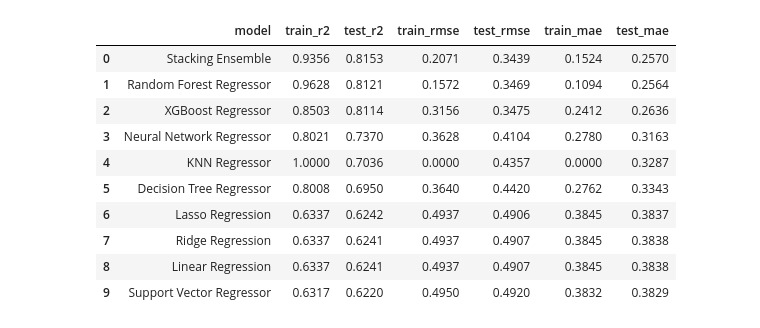
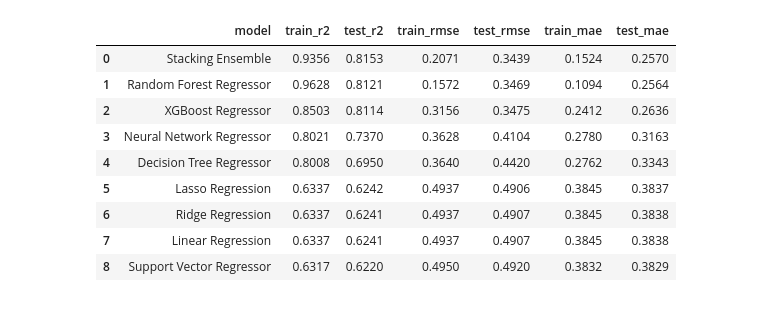
Before and after one commit to Jayant070/Airbnb-Data-Science-Project, a Jupyter notebook: Notebooks/04_Training_Price.ipynb, the cells around one changed output. Cells and saved outputs as stored; diff of their text form; code cells hidden in the pictures.

```diff
--- a/Notebooks/04_Training_Price.ipynb
+++ b/Notebooks/04_Training_Price.ipynb
@@ -108,6 +72,5 @@ Train shape: (29834, 60), Test shape: (7459, 60)
 # %%
 # Main Model Training Pipeline
-
 models = {
     "Linear Regression": Pipeline([
         ("scaler", StandardScaler()),
@@ -133,10 +96,6 @@ models = {
         n_jobs=-1,
         random_state=42,
     ),
-    "KNN Regressor": Pipeline([
-        ("scaler", StandardScaler()),
-        ("model", KNeighborsRegressor(n_neighbors=15, weights="distance", n_jobs=-1)),
-    ]),
     "Support Vector Regressor": Pipeline([
         ("scaler", StandardScaler()),
         ("model", LinearSVR(C=1.0, epsilon=0.1, max_iter=10000, random_state=42)),
@@ -160,7 +119,6 @@ models = {
         ),
     ]),
 }
-
 if HAS_XGBOOST:
     models["XGBoost Regressor"] = XGBRegressor(
         n_estimators=200,
@@ -174,7 +132,6 @@ if HAS_XGBOOST:
         random_state=42,
         n_jobs=-1,
     )
-
 stacking_estimators = [
     (
         "ridge",
@@ -194,7 +151,6 @@ stacking_estimators = [
         ),
     ),
 ]
-
 if HAS_XGBOOST:
     stacking_estimators.append(
         (
@@ -222,42 +178,38 @@ models["Stacking Ensemble"] = StackingRegressor(
 results = []
 predictions = {}
 trained_models = {}
 
 for model_name, estimator in models.items():
     estimator.fit(X_train, y_train)
-
     train_pred = estimator.predict(X_train)
     test_pred = estimator.predict(X_test)
-
     results.append(
         {
             "model": model_name,
             "train_r2": r2_score(y_train, train_pred),
             "test_r2": r2_score(y_test, test_pred),
             "train_rmse": np.sqrt(mean_squared_error(y_train, train_pred)),
             "test_rmse": np.sqrt(mean_squared_error(y_test, test_pred)),
             "train_mae": mean_absolute_error(y_train, train_pred),
             "test_mae": mean_absolute_error(y_test, test_pred),
         }
     )
-
     predictions[model_name] = test_pred
     trained_models[model_name] = estimator
 
 results_df = pd.DataFrame(results).sort_values("test_rmse").reset_index(drop=True)
 results_df
 # %% [output]
 |  | model | train_r2 | test_r2 | train_rmse | test_rmse | train_mae | test_mae |
 | 0 | Stacking Ensemble | 0.9356 | 0.8153 | 0.2071 | 0.3439 | 0.1524 | 0.2570 |
 | 1 | Random Forest Regressor | 0.9628 | 0.8121 | 0.1572 | 0.3469 | 0.1094 | 0.2564 |
 | 2 | XGBoost Regressor | 0.8503 | 0.8114 | 0.3156 | 0.3475 | 0.2412 | 0.2636 |
 | 3 | Neural Network Regressor | 0.8021 | 0.7370 | 0.3628 | 0.4104 | 0.2780 | 0.3163 |
-| 4 | KNN Regressor | 1.0000 | 0.7036 | 0.0000 | 0.4357 | 0.0000 | 0.3287 |
-| 5 | Decision Tree Regressor | 0.8008 | 0.6950 | 0.3640 | 0.4420 | 0.2762 | 0.3343 |
-| 6 | Lasso Regression | 0.6337 | 0.6242 | 0.4937 | 0.4906 | 0.3845 | 0.3837 |
-| 7 | Ridge Regression | 0.6337 | 0.6241 | 0.4937 | 0.4907 | 0.3845 | 0.3838 |
-| 8 | Linear Regression | 0.6337 | 0.6241 | 0.4937 | 0.4907 | 0.3845 | 0.3838 |
-| 9 | Support Vector Regressor | 0.6317 | 0.6220 | 0.4950 | 0.4920 | 0.3832 | 0.3829 |
+| 4 | Decision Tree Regressor | 0.8008 | 0.6950 | 0.3640 | 0.4420 | 0.2762 | 0.3343 |
+| 5 | Lasso Regression | 0.6337 | 0.6242 | 0.4937 | 0.4906 | 0.3845 | 0.3837 |
+| 6 | Ridge Regression | 0.6337 | 0.6241 | 0.4937 | 0.4907 | 0.3845 | 0.3838 |
+| 7 | Linear Regression | 0.6337 | 0.6241 | 0.4937 | 0.4907 | 0.3845 | 0.3838 |
+| 8 | Support Vector Regressor | 0.6317 | 0.6220 | 0.4950 | 0.4920 | 0.3832 | 0.3829 |
 # %%
 n_models = len(predictions)
 cols = 3
```
Also changed, not shown: parts of 8 cells of this notebook, 14 other files.
